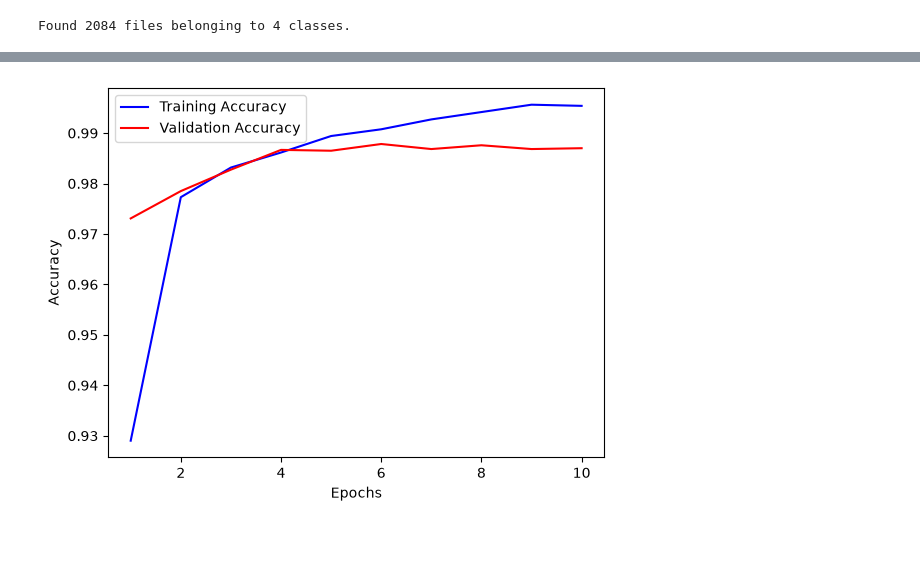
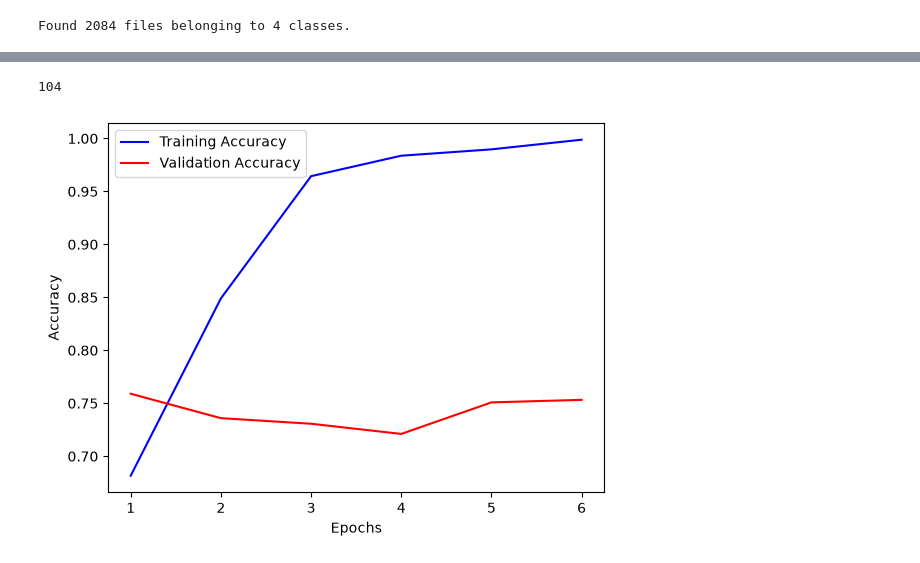
Before and after one commit to cyrilmarat/Liora_Covid, a Jupyter notebook: models/keras.ipynb, the cells around one changed output, grey strips where cells are left out. Cells and saved outputs as stored; diff of their text form; code cells hidden in the pictures.

```diff
--- a/models/keras.ipynb
+++ b/models/keras.ipynb
@@ -39,7 +42,8 @@ val_ds = image_dataset_from_directory(
     image_size=(299, 299),
     batch_size = 32,
     labels="inferred",
-    seed = 42
+    seed = 42,
+    color_mode='grayscale'
 )
 # %% [output]
 Found 2083 files belonging to 4 classes.
@@ -88,7 +93,7 @@ time_callback = TimingCallback()
 # Instanciation des couches
 inputs = Input(shape=(299, 299, 1), name="Input")
 
-
+normalization_layer=Rescaling(1./255)
 
 first_layer = Conv2D(
     filters=32,
@@ -120,7 +125,8 @@ output_layer = Dense(
 )
 # %%
 # Utilisation des couches
-x = first_layer(inputs)
+x= normalization_layer(inputs)
+x = first_layer(x)
 x = second_layer(x)
 x = third_layer(x)
 x = fourth_layer(x)
@@ -132,15 +138,18 @@ x = fifth_layer(x)
 outputs = output_layer(x)
 model = Model(inputs=inputs, outputs=outputs)
 # %%
-model.compile(loss='categorical_crossentropy', # fonction de perte
+
+
+model.compile(loss='sparse_categorical_crossentropy', # fonction de perte
               optimizer='adam',                # algorithme d'optimisation
-              metrics=['accuracy']255)            # métrique d'évaluation
+              metrics=['accuracy'])            # métrique d'évaluation
 
 model_history = model.fit(train_ds,
                           validation_data=val_ds,
                           epochs=50,
                           callbacks = [reduce_learning_rate,
                                        early_stopping,
-                                       time_callback])
+                                       time_callback],
+                          shuffle=False)
 # %% [output]
 Epoch 1/50
@@ -154,25 +173,29 @@ val_acc = training_history.history['val_accuracy']
+# %%
+model_history.history['accuracy'].__sizeof__()
+# %% [output]
+104
 # %%
 # Labels des axes
 plt.xlabel('Epochs')
 plt.ylabel('Accuracy')
 
 # Courbe de la précision sur l'échantillon d'entrainement
-plt.plot(np.arange(1 , 11, 1),
-         training_history.history['accuracy'],
+plt.plot(np.arange(1 , 7, 1),
+         model_history.history['accuracy'],
          label='Training Accuracy',
          color='blue')
 
 # Courbe de la précision sur l'échantillon de test
-plt.plot(np.arange(1 , 11, 1),
-         training_history.history['val_accuracy'],
+plt.plot(np.arange(1 , 7, 1),
+         model_history.history['val_accuracy'],
          label='Validation Accuracy',
          color='red')
 
 # Affichage de la légende
 plt.legend()
 
 # Affichage de la figure
 plt.show()
 # %% [output]
-[figure, old version]
+[figure, new version]
 # %%
```
Also changed, not shown: parts of 10 cells of this notebook.
